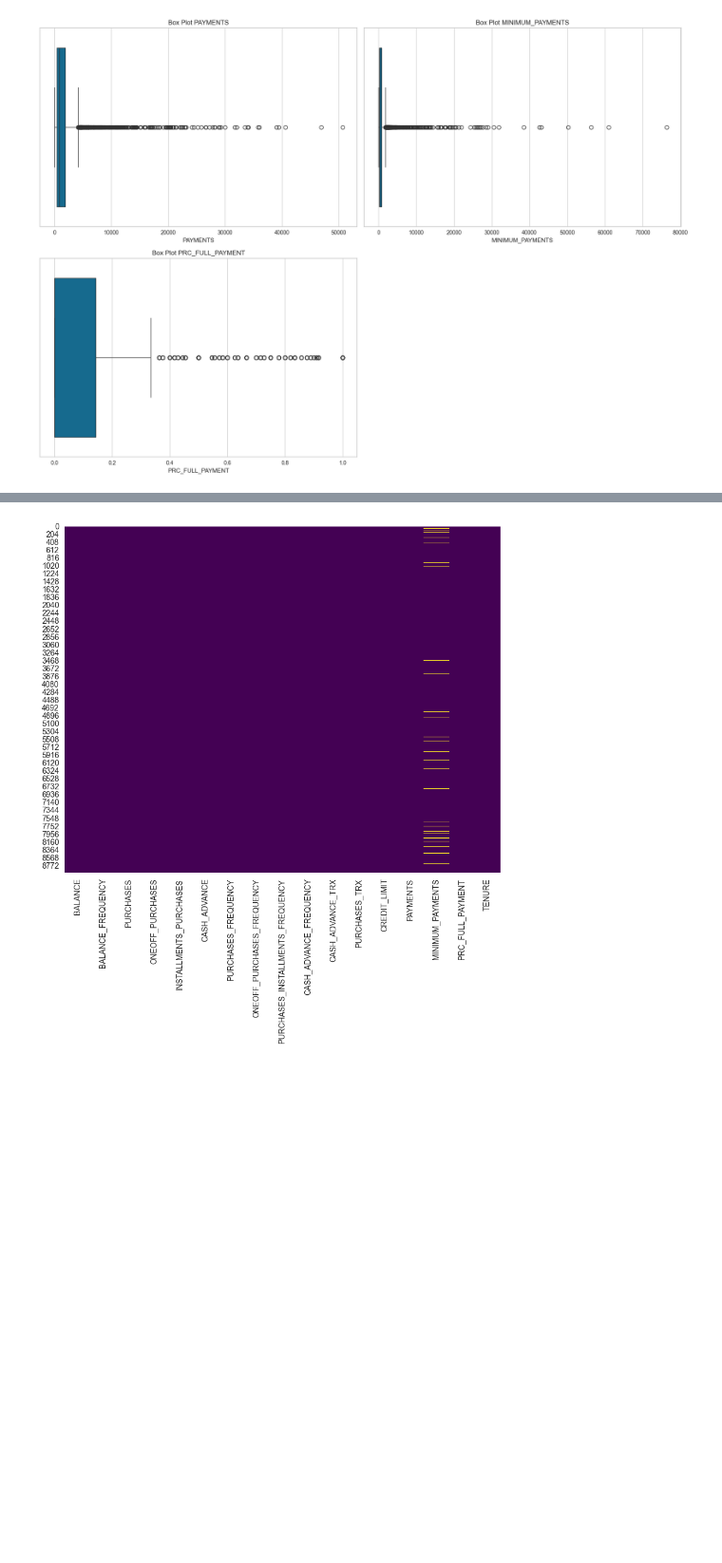
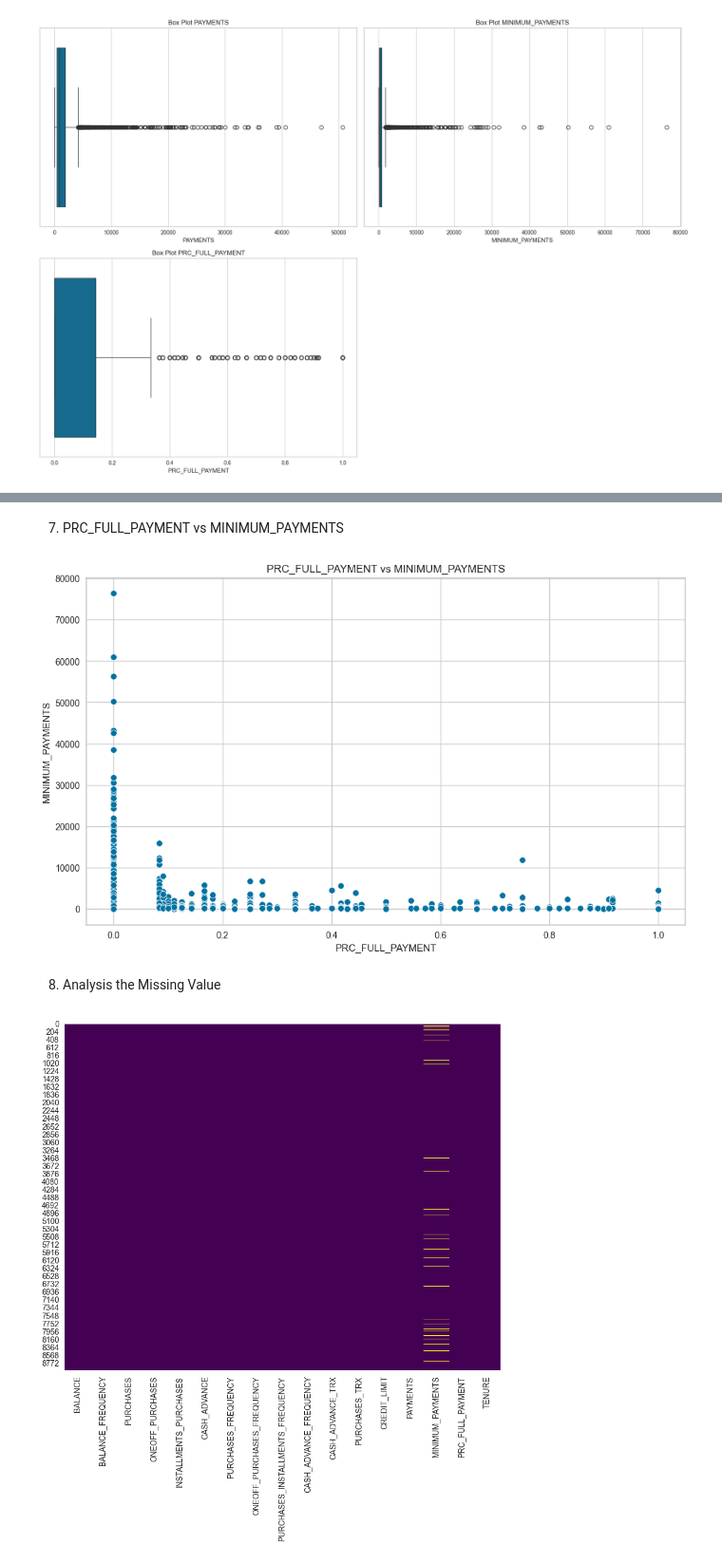
Before and after one commit to Foxeeeee/final-project-IV, a Jupyter notebook: PYTN_KampusMerdeka_fp4_Muhamad Hafidz Sohibul Fazri.ipynb, the cells around one changed output, grey strips where cells are left out. Shown at 95% size. Saved outputs shown, nothing was run; the diff lists cells and outputs as text; code cells hidden in the pictures; blank space fills up the shorter version.

```diff
--- a/PYTN_KampusMerdeka_fp4_Muhamad Hafidz Sohibul Fazri.ipynb
+++ b/PYTN_KampusMerdeka_fp4_Muhamad Hafidz Sohibul Fazri.ipynb
@@ -259,3 +267,16 @@ plt.show()
+# %% [markdown]
+7. PRC_FULL_PAYMENT vs MINIMUM_PAYMENTS
+# %%
+plt.figure(figsize=(12, 7))
+sns.scatterplot(x='PRC_FULL_PAYMENT', y='MINIMUM_PAYMENTS', data=df)
+
+plt.title('PRC_FULL_PAYMENT vs MINIMUM_PAYMENTS')
+plt.grid(True)
+plt.show()
+# %% [output]
+[figure, added]
+# %% [markdown]
+8. Analysis the Missing Value
 # %%
 plt.figure(figsize=(10, 8))
 sns.heatmap(cc_df.isnull(), cbar=False, cmap='viridis')
```
Also changed, not shown: parts of 13 cells of this notebook.
